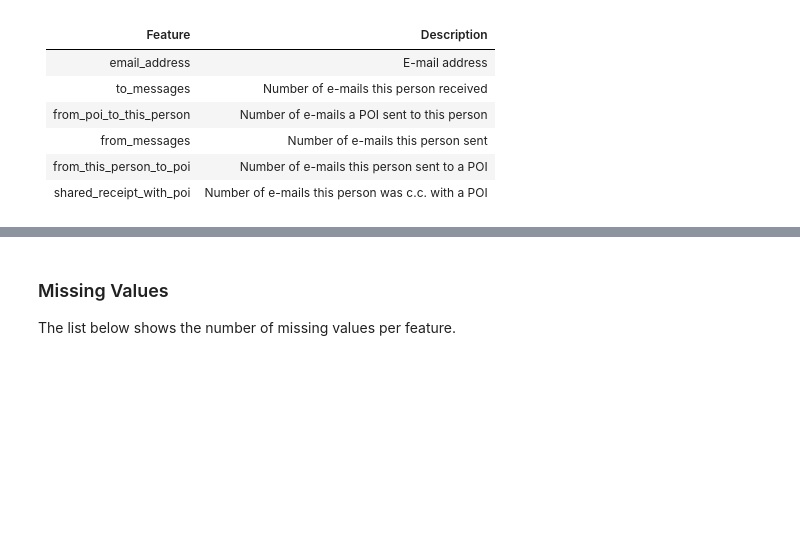
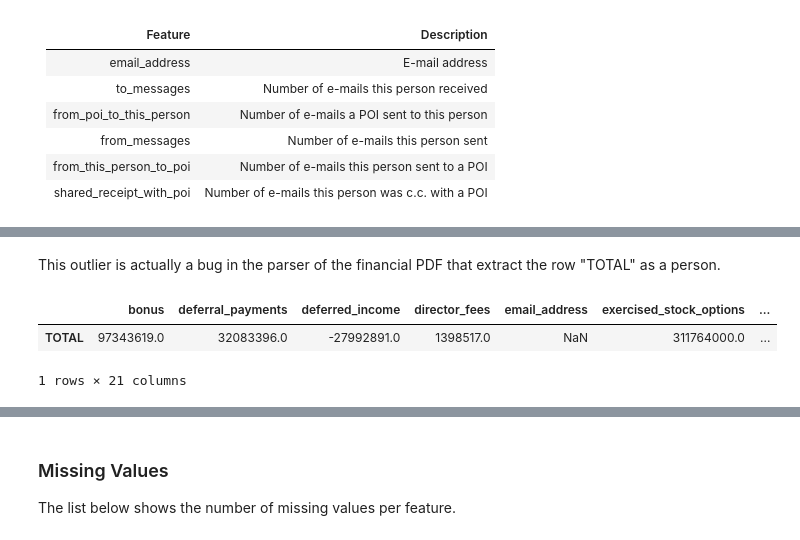
Before and after one commit to gerosa/udacity-data-analyst, a Jupyter notebook: P5/final_report.ipynb, the cells around one changed output, grey strips where cells are left out. Drawn from its saved outputs; the diff is of its cells as text; code cells hidden in the pictures; blank space fills up the shorter version.

```diff
--- a/P5/final_report.ipynb
+++ b/P5/final_report.ipynb
@@ -158,0 +173,9 @@ shared_receipt_with_poi | Number of e-mails this person was c.c. with a POI
+# %% [markdown]
+This outlier is actually a bug in the parser of the financial PDF that extract the row "TOTAL" as a person.
+# %%
+display(df[df['salary'] > 1e+07])
+df.drop('TOTAL', inplace=True)
+# %% [output]
+|  | bonus | deferral_payments | deferred_income | director_fees | email_address | exercised_stock_options | ... |
+| TOTAL | 97343619.0 | 32083396.0 | -27992891.0 | 1398517.0 | NaN | 311764000.0 | ... |
+1 rows × 21 columns
```
Also changed, not shown: parts of 24 cells of this notebook, 1 other file.
